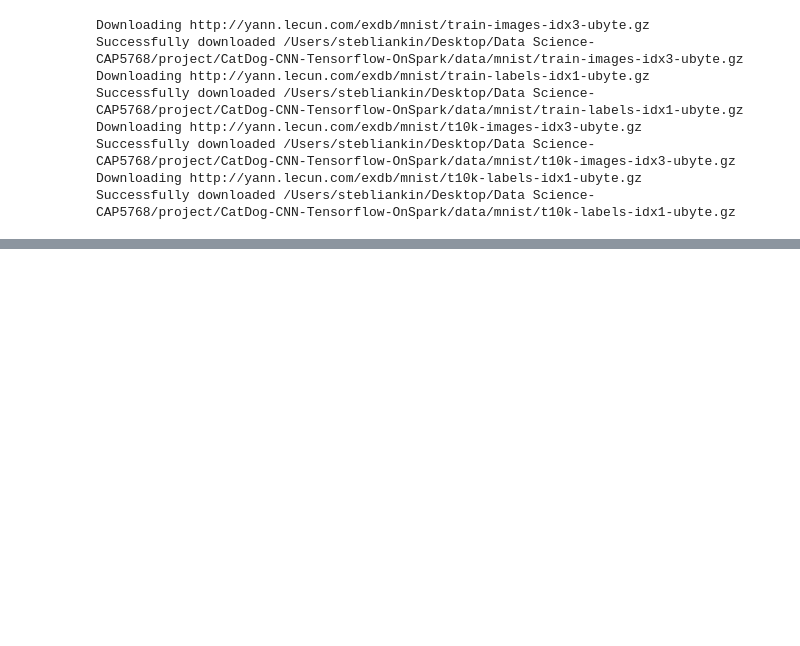
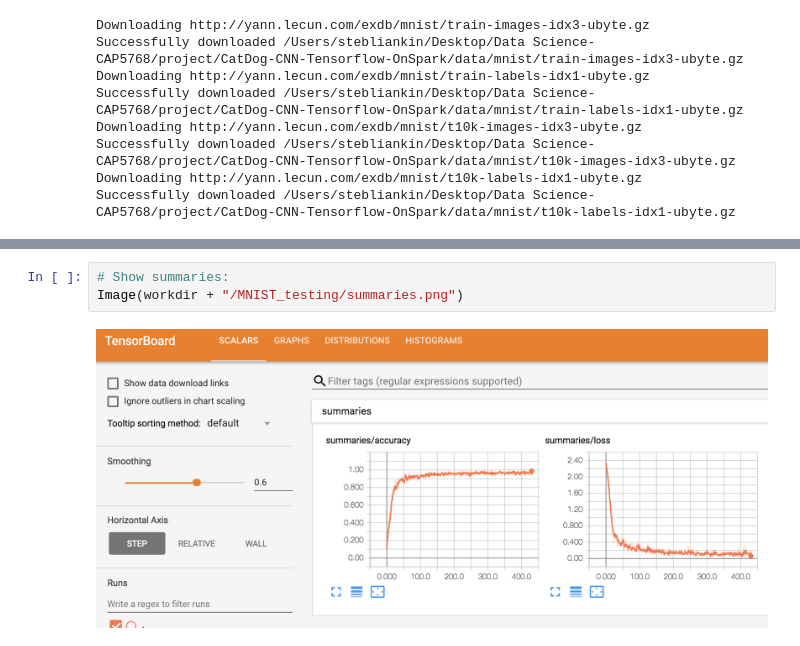
Before and after one commit to stebliankin/CatDog-CNN-Tensorflow-OnSpark, a Jupyter notebook: testing_convnet_mnist.ipynb, the cells around one changed output, grey strips where cells are left out. Saved outputs shown, nothing was run; the diff lists cells and outputs as text; blank space fills up the shorter version.

```diff
--- a/testing_convnet_mnist.ipynb
+++ b/testing_convnet_mnist.ipynb
@@ -120,0 +137,5 @@ def show_graph(graph_def, max_const_size=32):
+# %%
+# Show summaries:
+Image(workdir + "/MNIST_testing/summaries.png")
+# %% [output]
+[figure, added]
```
Also changed, not shown: parts of 8 cells of this notebook, 4 other files.
